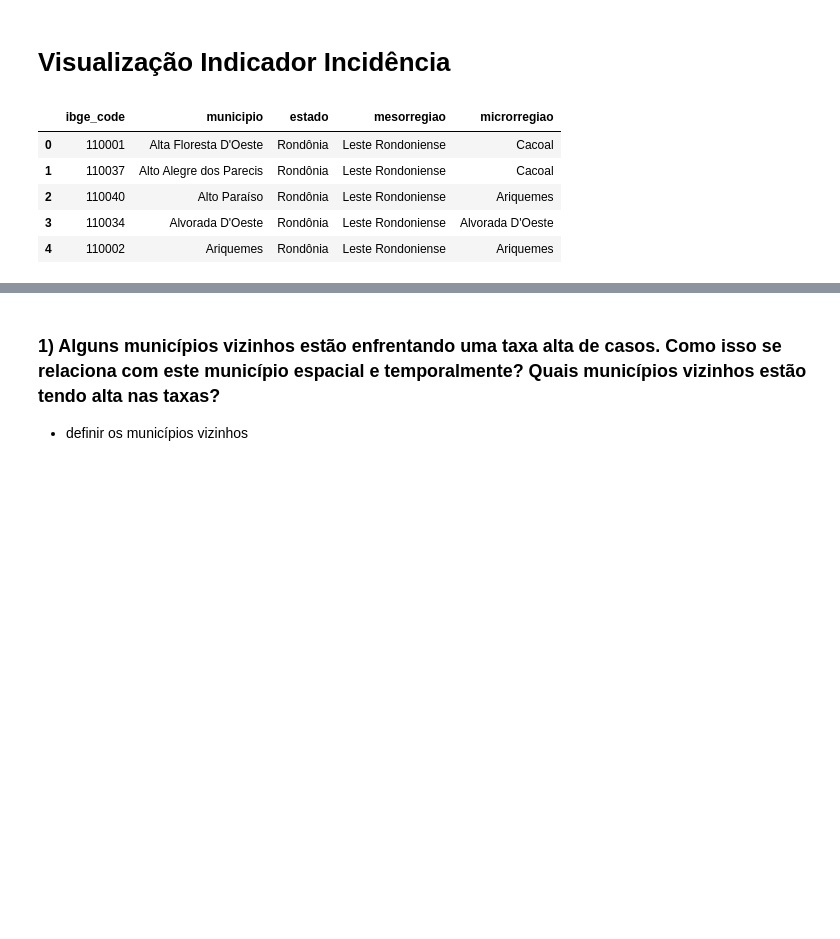
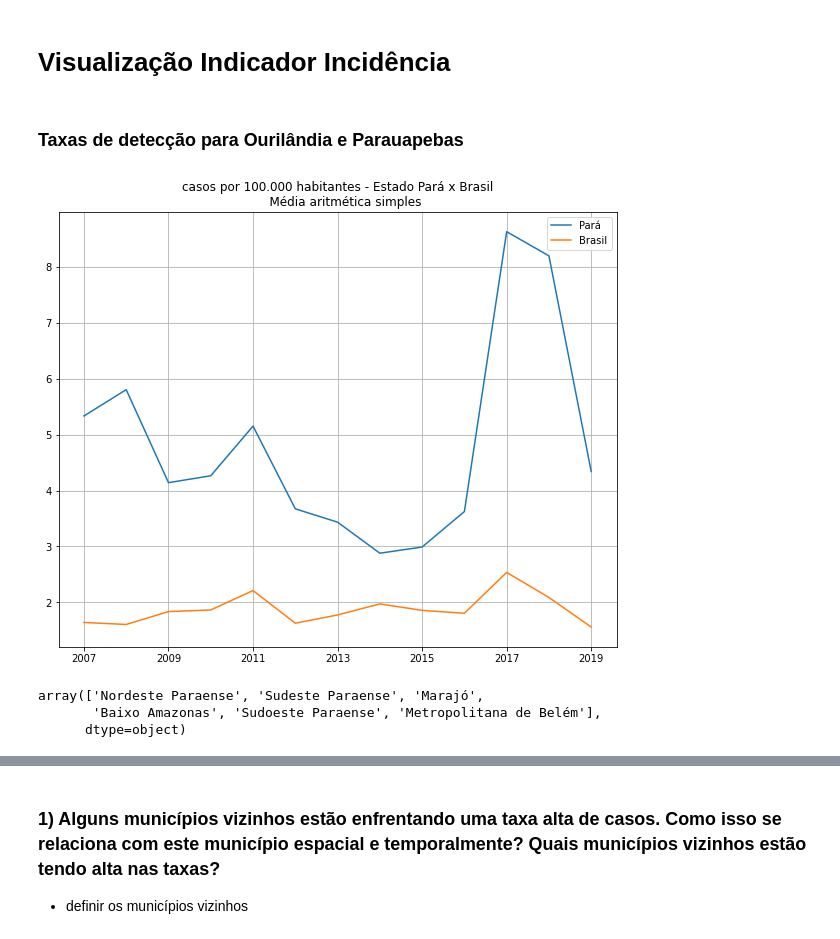
Before and after one commit to FlaviaLopes/leishmaniose, a Jupyter notebook: notebooks/visualizacao_incidencia.ipynb, the cells around one changed output, grey strips where cells are left out. Drawn from its saved outputs; the diff is of its cells as text; code cells hidden in the pictures; blank space fills up the shorter version.

```diff
--- a/notebooks/visualizacao_incidencia.ipynb
+++ b/notebooks/visualizacao_incidencia.ipynb
@@ -13,12 +13,27 @@ total_casos = pd.read_csv('../data/indicadores/visceral/indicador_14_total_casos
 total_casos = total_casos.set_index('CO_MN_INF')
 # %%
 municipios = pd.read_csv('../data/processed/municipios.csv')
-# %%
-municipios.head()
-# %% [output]
-|  | ibge_code | municipio | estado | mesorregiao | microrregiao |
-| 0 | 110001 | Alta Floresta D'Oeste | Rondônia | Leste Rondoniense | Cacoal |
-| 1 | 110037 | Alto Alegre dos Parecis | Rondônia | Leste Rondoniense | Cacoal |
-| 2 | 110040 | Alto Paraíso | Rondônia | Leste Rondoniense | Ariquemes |
-| 3 | 110034 | Alvorada D'Oeste | Rondônia | Leste Rondoniense | Alvorada D'Oeste |
-| 4 | 110002 | Ariquemes | Rondônia | Leste Rondoniense | Ariquemes |
+# %% [markdown]
+### Taxas de detecção para Ourilândia e Parauapebas
+# %%
+para = taxa_deteccao.loc[
+    municipios.ibge_code[municipios.estado == 'Pará'].values,
+    :
+].mean()
+brasil = taxa_deteccao.loc[:,:].mean()
+t = pd.concat([para, brasil],axis=1)
+t.columns = ['Pará', 'Brasil']
+t.plot(
+    figsize=(10,8),
+    grid=True,
+    title='''casos por 100.000 habitantes - Estado Pará x Brasil
+    Média aritmética simples'''
+);
+# %% [output]
+[figure, added]
+# %%
+municipios.loc[municipios.estado == 'Pará','mesorregiao'].unique()
+# %% [output]
+array(['Nordeste Paraense', 'Sudeste Paraense', 'Marajó',
+       'Baixo Amazonas', 'Sudoeste Paraense', 'Metropolitana de Belém'],
+      dtype=object)
```
Also changed, not shown: parts of 11 cells of this notebook.
